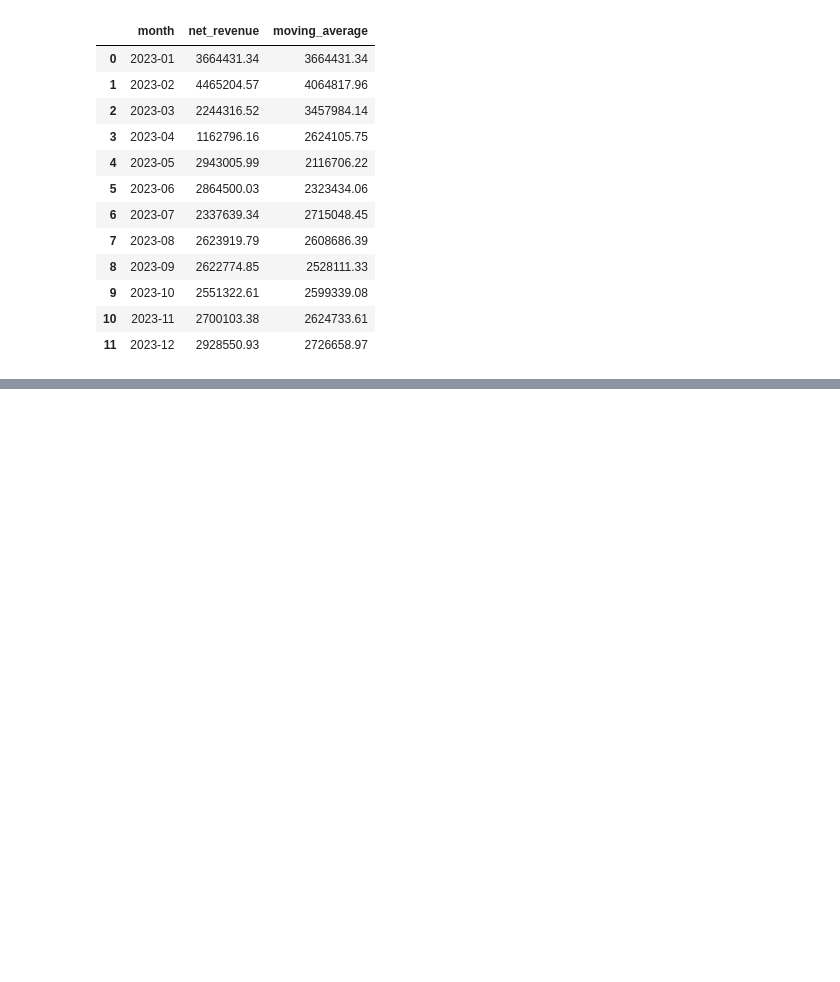
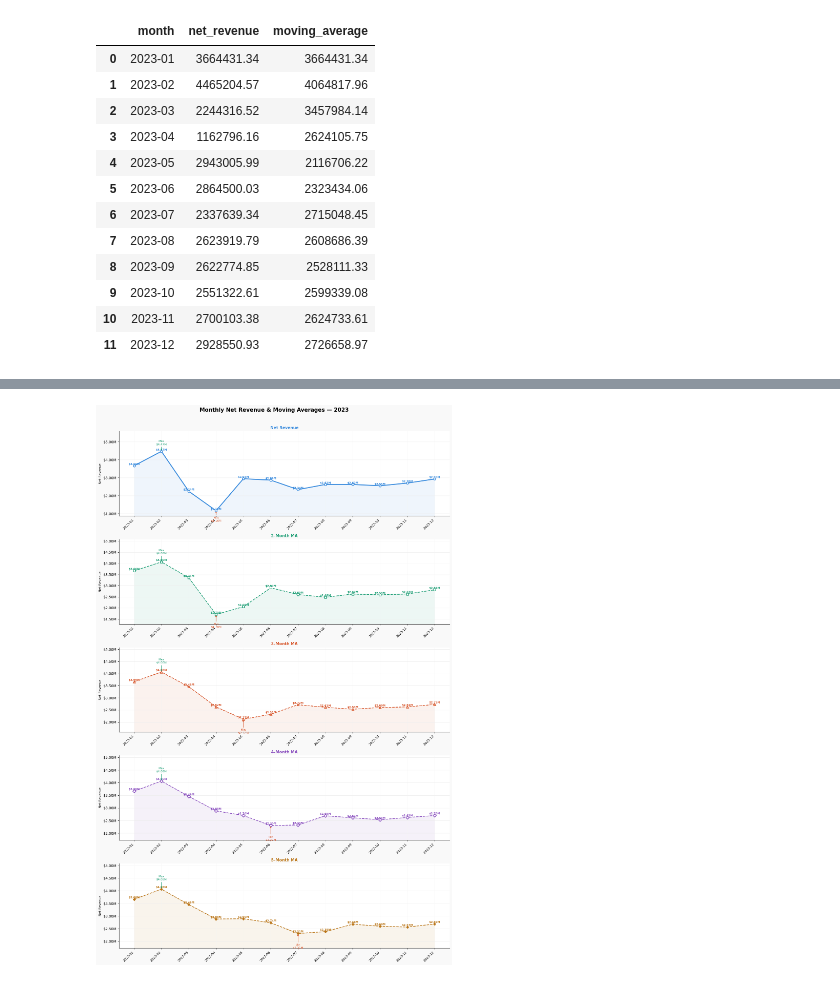
Before and after one commit to bonsoul/Data_Engineering101, a Jupyter notebook: frameclauses.ipynb, the cells around one changed output, grey strips where cells are left out. Saved outputs shown, nothing was run; the diff lists cells and outputs as text; code cells hidden in the pictures; blank space fills up the shorter version.

```diff
--- a/frameclauses.ipynb
+++ b/frameclauses.ipynb
@@ -104,0 +204,78 @@ ORDER BY month;
+# %%
+import matplotlib.pyplot as plt
+import matplotlib.ticker as mticker
+import numpy as np
+
+months = [
+    '2023-01','2023-02','2023-03','2023-04','2023-05','2023-06',
+    '2023-07','2023-08','2023-09','2023-10','2023-11','2023-12'
+]
+
+net_revenue = [3664431, 4465205, 2244317, 1162796, 2943006, 2864500,
+               2337639, 2623920, 2622775, 2551323, 2700103, 2928551]
+ma_2month   = [3664431, 4064818, 3354760, 1703556, 2052901, 2903753,
+               2601070, 2480780, 2623347, 2587049, 2625713, 2814327]
+ma_3month   = [3664431, 4064818, 3457984, 2624106, 2116706, 2323434,
+               2715048, 2608686, 2528111, 2599339, 2624734, 2726659]
+ma_4month   = [3664431, 4064818, 3457984, 2884187, 2703831, 2303655,
+               2326985, 2692266, 2612209, 2533914, 2624530, 2700688]
+ma_5month   = [3664431, 4064818, 3457984, 2884187, 2895951, 2735965,
+               2310452, 2386372, 2678368, 2600031, 2567152, 2685334]
+
+x = np.arange(len(months))
+fmt = mticker.FuncFormatter(lambda v, _: f'${v/1e6:.2f}M')
+
+lines = [
+    ('Net Revenue',  net_revenue, '#378ADD', 'o',  2.5, (None, None)),
+    ('2-Month MA',   ma_2month,   '#1D9E75', 's',  1.8, (5, 3)),
+    ('3-Month MA',   ma_3month,   '#D85A30', '^',  1.8, (4, 2)),
+    ('4-Month MA',   ma_4month,   '#8A4FBF', 'D',  1.8, (3, 1, 1, 1)),
+    ('5-Month MA',   ma_5month,   '#BA7517', 'P',  1.8, (6, 2, 1, 2)),
+]
+
+fig, axes = plt.subplots(5, 1, figsize=(14, 22), facecolor='#f9f9f9')
+fig.suptitle('Monthly Net Revenue & Moving Averages — 2023', fontsize=15,
+             fontweight='bold', y=0.99)
+
+for ax, (label, data, color, marker, lw, dash) in zip(axes, lines):
+    ax.set_facecolor('white')
+
+    # shaded area under line
+    ax.fill_between(x, data, alpha=0.08, color=color)
+
+    # line
+    linestyle = '--' if dash[0] else '-'
+    ax.plot(x, data, color=color, linewidth=lw, linestyle=linestyle,
+            marker=marker, markersize=6, markerfacecolor='white',
+            markeredgewidth=1.8, markeredgecolor=color, label=label, zorder=3)
+
+    # value annotations
+    for i, val in enumerate(data):
+        ax.text(i, val + 40000, f'${val/1e6:.2f}M', ha='center',
+                fontsize=7.5, color=color, fontweight='bold')
+
+    # min / max callouts
+    min_i, max_i = int(np.argmin(data)), int(np.argmax(data))
+    ax.annotate(f'Min\n${data[min_i]/1e6:.2f}M',
+                xy=(min_i, data[min_i]), xytext=(min_i, data[min_i] - 600000),
+                ha='center', fontsize=8, color='#D85A30',
+                arrowprops=dict(arrowstyle='->', color='#D85A30', lw=1.2))
+    ax.annotate(f'Max\n${data[max_i]/1e6:.2f}M',
+                xy=(max_i, data[max_i]), xytext=(max_i, data[max_i] + 350000),
+                ha='center', fontsize=8, color='#1D9E75',
+                arrowprops=dict(arrowstyle='->', color='#1D9E75', lw=1.2))
+
+    ax.set_xticks(x)
+    ax.set_xticklabels(months, rotation=45, ha='right', fontsize=9)
+    ax.set_ylabel('Net Revenue', fontsize=9)
+    ax.set_title(label, fontsize=11, fontweight='bold', color=color, pad=6)
+    ax.yaxis.set_major_formatter(fmt)
+    ax.set_ylim(min(data) * 0.75, max(data) * 1.25)
+    ax.grid(axis='y', color='#eeeeee', zorder=0)
+    ax.grid(axis='x', color='#f5f5f5', zorder=0)
+    ax.spines[['top', 'right']].set_visible(False)
+
+plt.tight_layout(rect=[0, 0, 1, 0.98])
+plt.show()
+# %% [output]
+[figure, added]
```
Also changed, not shown: parts of 2 cells of this notebook.
